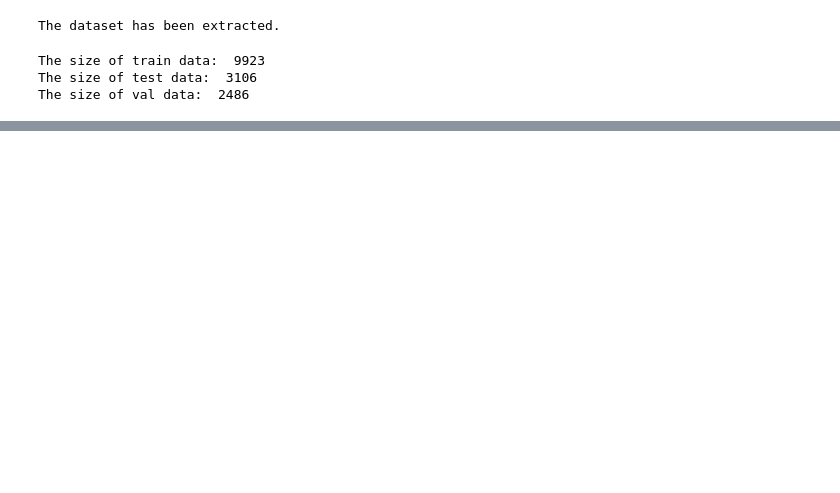
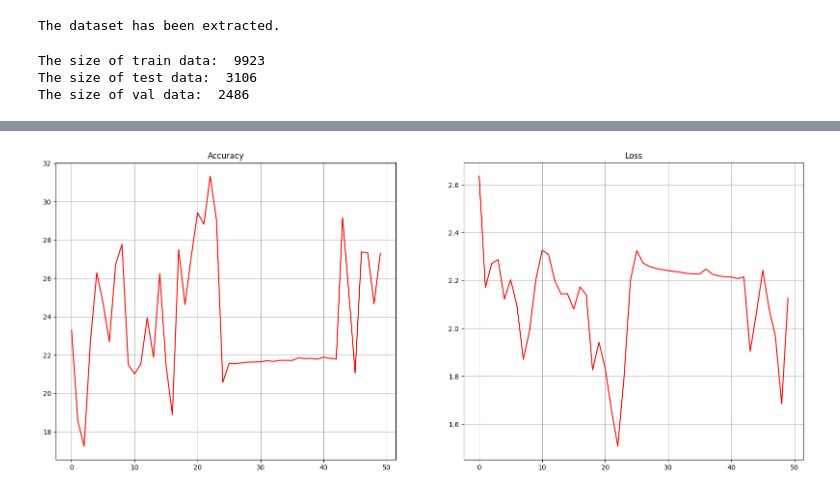
Before and after one commit to KMFtcy/CIE6004_assignment1, a Jupyter notebook: main.ipynb, the cells around one changed output, grey strips where cells are left out. Saved outputs shown, nothing was run; the diff lists cells and outputs as text; code cells hidden in the pictures; blank space fills up the shorter version.

Commit message:
seperate train defination and running

```diff
--- a/main.ipynb
+++ b/main.ipynb
@@ -225,7 +227,7 @@ data_transforms = {
     "valid": transforms.Compose(
         [
             transforms.Resize([224,224]),
-            transforms.CenterCrop(224),  # center crop
+            # transforms.CenterCrop(224),  # center crop
             transforms.ToTensor(),
             # transforms.Normalize([0.485, 0.456, 0.406], [0.229, 0.224, 0.225]),
         ]
@@ -255,7 +257,6 @@ class MyDataset(Dataset):
         fn, label = self.imgs[
             index
         ]  # self.imgs是一个list，self.imgs的一个元素是一个str，包含图片路径，图片标签，这些信息是在init函数中从txt文件中读取的
-        # fn是一个图片路径
         img = Image.open(fn).convert(
             "RGB"
         )  # 利用Image.open对图片进行读取，img类型为 Image ，mode=‘RGB’
@@ -274,7 +275,7 @@ test_path_file = "garbage_classification/test.txt"
 train_data = MyDataset(
     txt_path=train_path_file, transform=data_transforms["train"]
 )
-train_loader = torch.utils.data.DataLoader(train_data, sampler=ImbalancedDatasetSampler(train_data),batch_size=batch_size)
+train_loader = torch.utils.data.DataLoader(train_data, batch_size=batch_size)
 valid_data = MyDataset(
     txt_path=val_path_file, transform=data_transforms["valid"]
 )
@@ -520,3 +505,24 @@ plt.show()
+# %%
+# train the model
+model = Resnet(BasicBlock, [2, 2, 2, 2], n_classes=num_classes)
+
+# train record
+loss_record, acc_record = train(train_loader, model, epochs=50)
+# %%
+# plot
+fig = plt.figure(figsize=(20,8))
+plt.subplot(1, 2, 1)
+plt.title("Accuracy")
+plt.plot(acc_record, 'r')
+plt.grid(True)
+
+plt.subplot(1, 2, 2)
+plt.title("Loss")
+plt.plot(loss_record, 'r')
+plt.grid(True)
+plt.show()
+# %% [output]
+[figure, added]
 # %%
 # test the model
 import sklearn.metrics as sm
```
Also changed, not shown: parts of 11 cells of this notebook.
